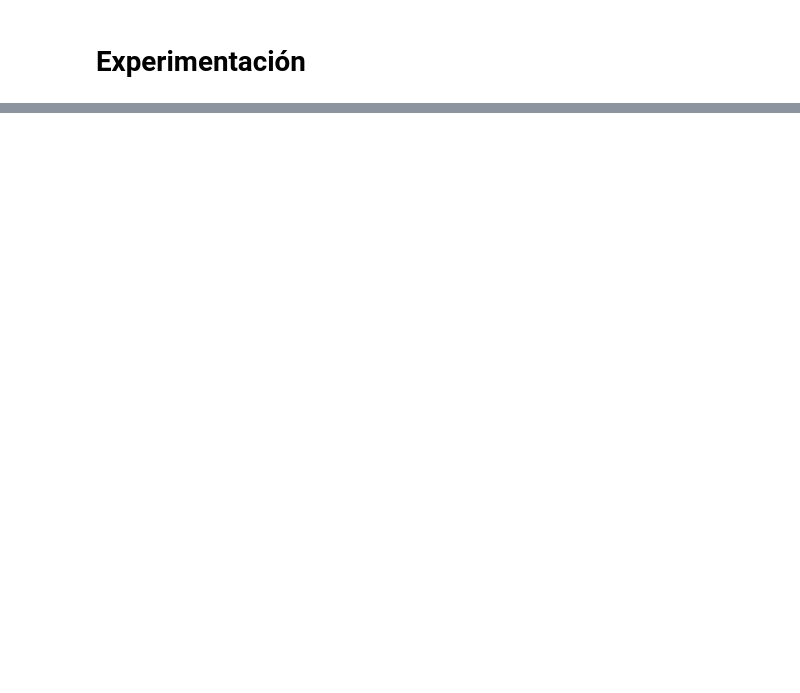
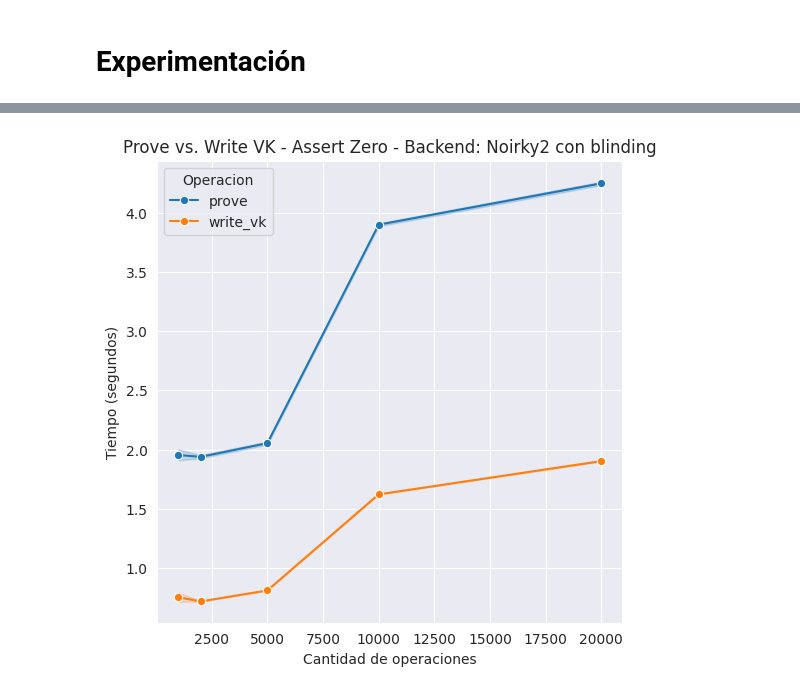
Before and after one commit to brweisz/experimentos_tesis, a Jupyter notebook: experimentacion.ipynb, the cells around one changed output, grey strips where cells are left out. Saved outputs shown, nothing was run; the diff lists cells and outputs as text; code cells hidden in the pictures; blank space fills up the shorter version.

Commit message:
mas graficos

```diff
--- a/experimentacion.ipynb
+++ b/experimentacion.ipynb
@@ -240,3 +266,26 @@ plt.legend(title="Familia de programas")
 filename = os.path.join("mediciones/graficos/tiempo", f"prove-AssertZero-vs-mem-Barretenberg.png")
 plt.savefig(filename)
 plt.show()
+# %%
+df_prove_vs_vk = df_tiempos[
+    ((df_tiempos["comando"] == "prove") | (df_tiempos["comando"] == "write_vk"))
+    # & (df_tiempos["ejemplo"] == "Memoria (varía operaciones)")
+    & (df_tiempos["ejemplo"] == "Xor-u32")
+    & (df_tiempos["backend"] == "Noirky2-Lookup tables-con blinding")
+    # & (
+    #         (df_tiempos["backend"] == "Noirky2-operaciones de bits-con blinding")
+    #     | (df_tiempos["backend"] == "Noirky2-Lookup tables-con blinding")
+    # )
+]
+
+plt.figure(figsize=(6,6))
+sns.lineplot(data=df_prove_vs_vk, x='n', y='tiempo', hue='comando', marker='o')
+plt.xlabel("Cantidad de operaciones")
+plt.ylabel("Tiempo (segundos)")
+plt.title(f"Prove vs. Write VK - Assert Zero - Backend: Noirky2 con blinding")
+plt.legend(title="Operacion")
+filename = os.path.join("mediciones/graficos/tiempo", f"prove-vs-vk-AssertZero-Noirky2.png")
+plt.savefig(filename)
+plt.show()
+# %% [output]
+[figure, added]
```
Also changed, not shown: parts of 7 cells of this notebook, 5 other files.
